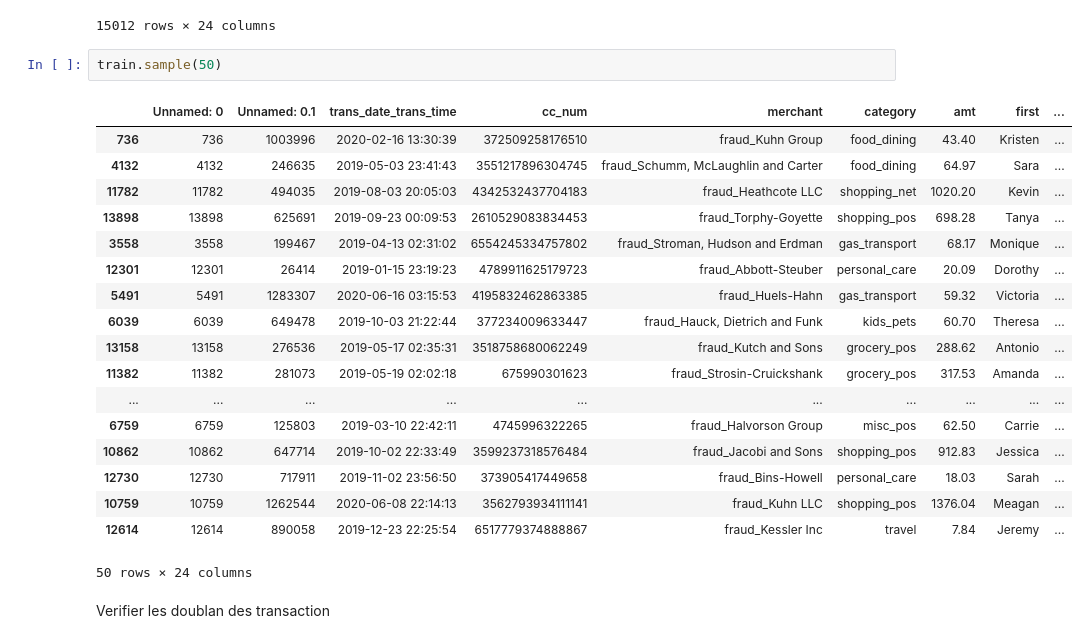
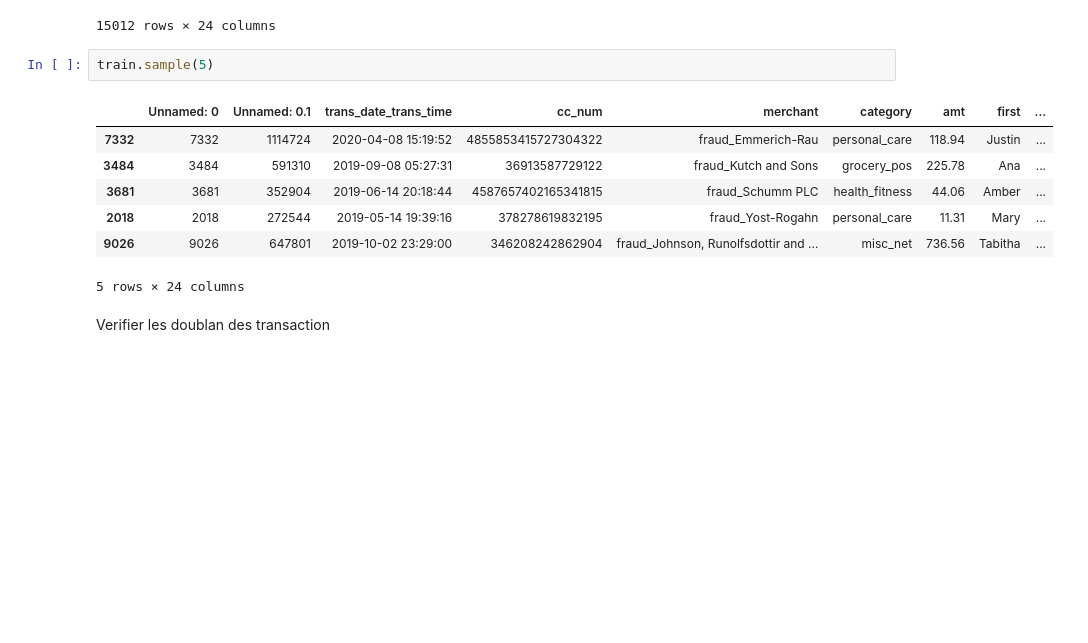
Before and after one commit to afefhnid/Project30oct, a Jupyter notebook: Project.ipynb, the cells around one changed output. Drawn from its saved outputs; the diff is of its cells as text; blank space fills up the shorter version.

```diff
--- a/Project.ipynb
+++ b/Project.ipynb
@@ -50,26 +50,15 @@ train
 | 15011 | 15011 | 953099 | 2020-01-18 00:22:36 | 4698163635895795 | fraud_Douglas, Schneider and Turner | shopping_pos | 665.03 | Sharon | ... |
 15012 rows × 24 columns
 # %%
-train.sample(50)
+train.sample(5)
 # %% [output]
 |  | Unnamed: 0 | Unnamed: 0.1 | trans_date_trans_time | cc_num | merchant | category | amt | first | ... |
-| 736 | 736 | 1003996 | 2020-02-16 13:30:39 | 372509258176510 | fraud_Kuhn Group | food_dining | 43.40 | Kristen | ... |
-| 4132 | 4132 | 246635 | 2019-05-03 23:41:43 | 3551217896304745 | fraud_Schumm, McLaughlin and Carter | food_dining | 64.97 | Sara | ... |
-| 11782 | 11782 | 494035 | 2019-08-03 20:05:03 | 4342532437704183 | fraud_Heathcote LLC | shopping_net | 1020.20 | Kevin | ... |
-| 13898 | 13898 | 625691 | 2019-09-23 00:09:53 | 2610529083834453 | fraud_Torphy-Goyette | shopping_pos | 698.28 | Tanya | ... |
-| 3558 | 3558 | 199467 | 2019-04-13 02:31:02 | 6554245334757802 | fraud_Stroman, Hudson and Erdman | gas_transport | 68.17 | Monique | ... |
-| 12301 | 12301 | 26414 | 2019-01-15 23:19:23 | 4789911625179723 | fraud_Abbott-Steuber | personal_care | 20.09 | Dorothy | ... |
-| 5491 | 5491 | 1283307 | 2020-06-16 03:15:53 | 4195832462863385 | fraud_Huels-Hahn | gas_transport | 59.32 | Victoria | ... |
-| 6039 | 6039 | 649478 | 2019-10-03 21:22:44 | 377234009633447 | fraud_Hauck, Dietrich and Funk | kids_pets | 60.70 | Theresa | ... |
-| 13158 | 13158 | 276536 | 2019-05-17 02:35:31 | 3518758680062249 | fraud_Kutch and Sons | grocery_pos | 288.62 | Antonio | ... |
-| 11382 | 11382 | 281073 | 2019-05-19 02:02:18 | 675990301623 | fraud_Strosin-Cruickshank | grocery_pos | 317.53 | Amanda | ... |
-| ... | ... | ... | ... | ... | ... | ... | ... | ... | ... |
-| 6759 | 6759 | 125803 | 2019-03-10 22:42:11 | 4745996322265 | fraud_Halvorson Group | misc_pos | 62.50 | Carrie | ... |
-| 10862 | 10862 | 647714 | 2019-10-02 22:33:49 | 3599237318576484 | fraud_Jacobi and Sons | shopping_pos | 912.83 | Jessica | ... |
-| 12730 | 12730 | 717911 | 2019-11-02 23:56:50 | 373905417449658 | fraud_Bins-Howell | personal_care | 18.03 | Sarah | ... |
-| 10759 | 10759 | 1262544 | 2020-06-08 22:14:13 | 3562793934111141 | fraud_Kuhn LLC | shopping_pos | 1376.04 | Meagan | ... |
-| 12614 | 12614 | 890058 | 2019-12-23 22:25:54 | 6517779374888867 | fraud_Kessler Inc | travel | 7.84 | Jeremy | ... |
+| 7332 | 7332 | 1114724 | 2020-04-08 15:19:52 | 4855853415727304322 | fraud_Emmerich-Rau | personal_care | 118.94 | Justin | ... |
+| 3484 | 3484 | 591310 | 2019-09-08 05:27:31 | 36913587729122 | fraud_Kutch and Sons | grocery_pos | 225.78 | Ana | ... |
+| 3681 | 3681 | 352904 | 2019-06-14 20:18:44 | 4587657402165341815 | fraud_Schumm PLC | health_fitness | 44.06 | Amber | ... |
+| 2018 | 2018 | 272544 | 2019-05-14 19:39:16 | 378278619832195 | fraud_Yost-Rogahn | personal_care | 11.31 | Mary | ... |
+| 9026 | 9026 | 647801 | 2019-10-02 23:29:00 | 346208242862904 | fraud_Johnson, Runolfsdottir and ... | misc_net | 736.56 | Tabitha | ... |
-50 rows × 24 columns
+5 rows × 24 columns
 # %% [markdown]
 Verifier les doublan des transaction
 # %%
```
Also changed, not shown: parts of 8 cells of this notebook, 2 other files.
